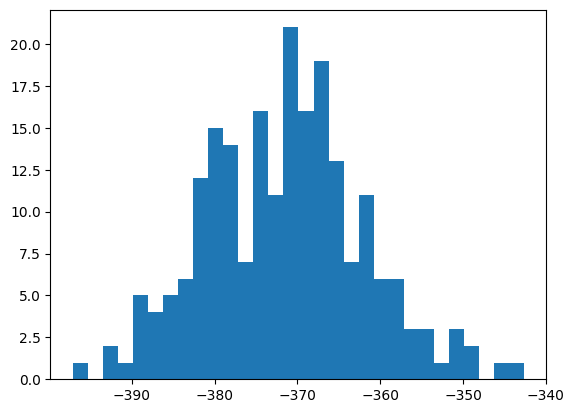
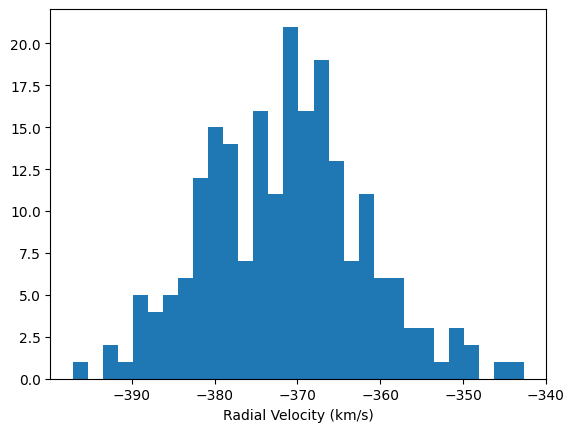
The notebook cell's code change between the first figure and the second:
--- before
+++ after
@@ -2,2 +2,3 @@
 plt.figure()
 plt.hist(df['vr'], bins=30);
+plt.xlabel('Radial Velocity (km/s)')

Commit: week1-2 updated